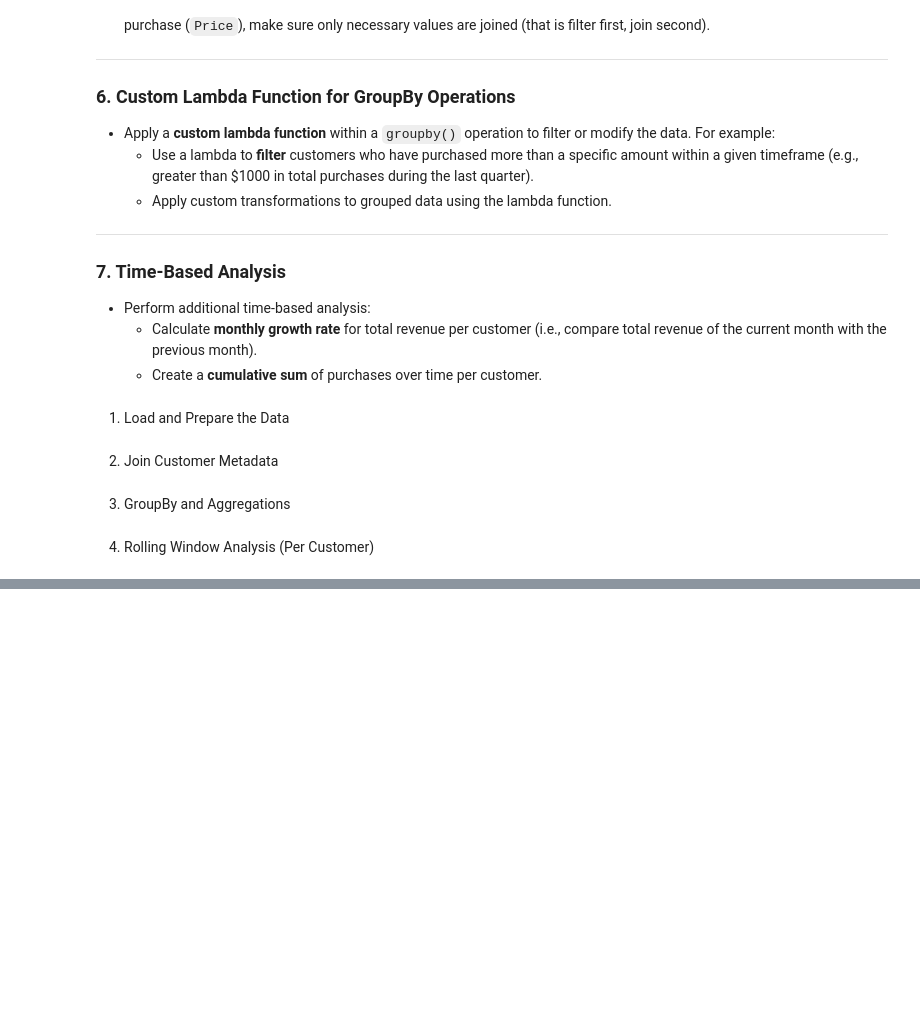
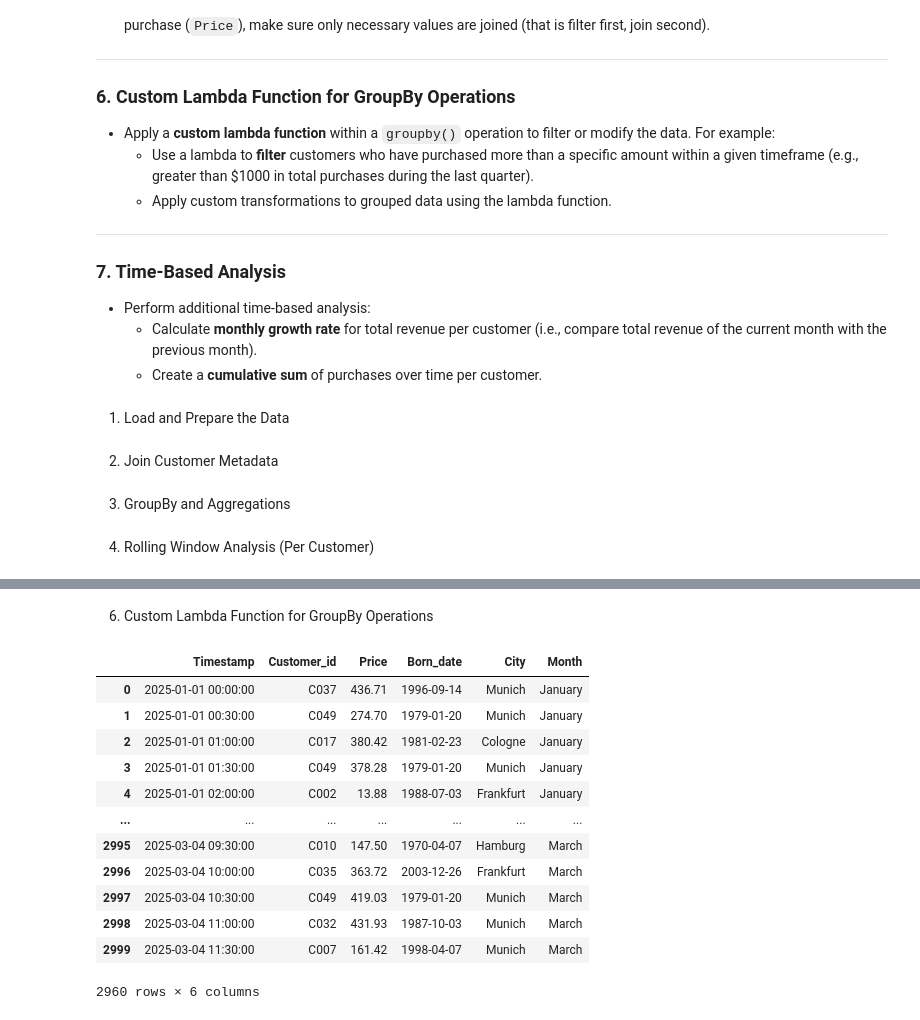
Before and after one commit to jzahorec/python-for-data-science, a Jupyter notebook: assignment4.ipynb, the cells around one changed output, grey strips where cells are left out. Drawn from its saved outputs; the diff is of its cells as text; code cells hidden in the pictures; blank space fills up the shorter version.

```diff
--- a/assignment4.ipynb
+++ b/assignment4.ipynb
@@ -568,0 +599,18 @@ total_monthly_revenue_city = df_with_info.groupby(['City', 'Month']).agg(
+# %% [markdown]
+6. Custom Lambda Function for GroupBy Operations
+# %%
+df_with_info.groupby('Customer_id').filter(lambda x: x['Price'].sum() > 10000) # jen ti customeři, kteří utratili alespon 10000
+# %% [output]
+|  | Timestamp | Customer_id | Price | Born_date | City | Month |
+| 0 | 2025-01-01 00:00:00 | C037 | 436.71 | 1996-09-14 | Munich | January |
+| 1 | 2025-01-01 00:30:00 | C049 | 274.70 | 1979-01-20 | Munich | January |
+| 2 | 2025-01-01 01:00:00 | C017 | 380.42 | 1981-02-23 | Cologne | January |
+| 3 | 2025-01-01 01:30:00 | C049 | 378.28 | 1979-01-20 | Munich | January |
+| 4 | 2025-01-01 02:00:00 | C002 | 13.88 | 1988-07-03 | Frankfurt | January |
+| ... | ... | ... | ... | ... | ... | ... |
+| 2995 | 2025-03-04 09:30:00 | C010 | 147.50 | 1970-04-07 | Hamburg | March |
+| 2996 | 2025-03-04 10:00:00 | C035 | 363.72 | 2003-12-26 | Frankfurt | March |
+| 2997 | 2025-03-04 10:30:00 | C049 | 419.03 | 1979-01-20 | Munich | March |
+| 2998 | 2025-03-04 11:00:00 | C032 | 431.93 | 1987-10-03 | Munich | March |
+| 2999 | 2025-03-04 11:30:00 | C007 | 161.42 | 1998-04-07 | Munich | March |
+2960 rows × 6 columns
```
Also changed, not shown: parts of 4 cells of this notebook.
